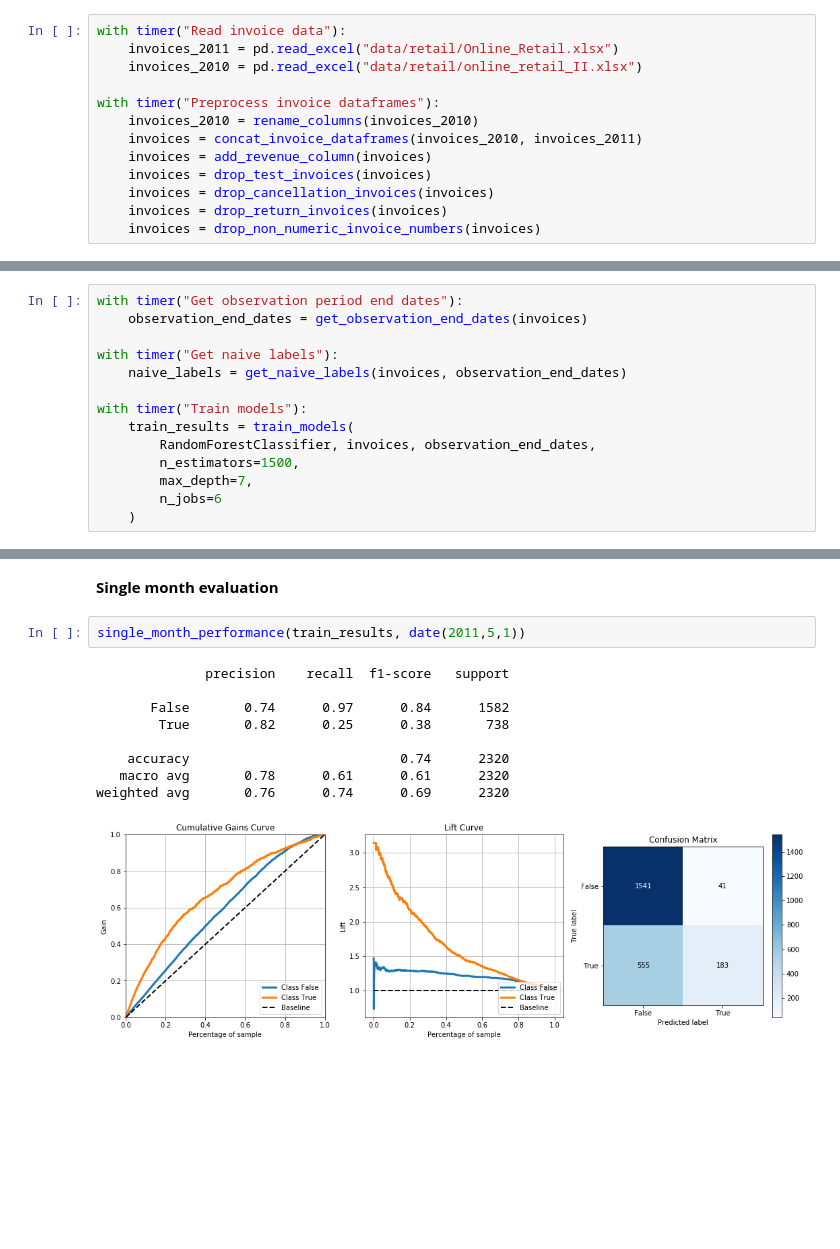
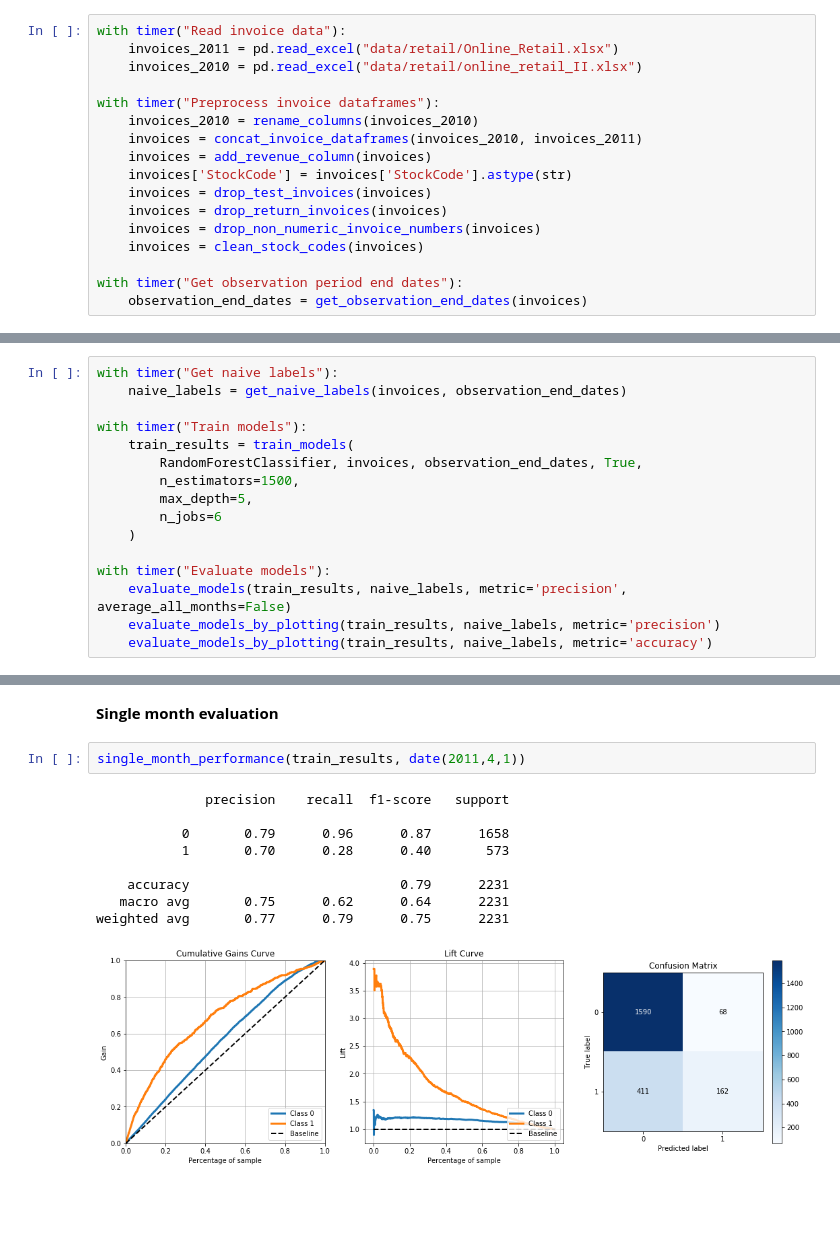
Before and after one commit to W-Tran/predicting-next-purchase, a Jupyter notebook: predicting_purchases_in_next_month.ipynb, the cells around one changed output, grey strips where cells are left out. Cells and saved outputs as stored; diff of their text form; blank space fills up the shorter version.

```diff
--- a/predicting_purchases_in_next_month.ipynb
+++ b/predicting_purchases_in_next_month.ipynb
@@ -31,9 +32,13 @@ with timer("Preprocess invoice dataframes"):
     invoices_2010 = rename_columns(invoices_2010)
     invoices = concat_invoice_dataframes(invoices_2010, invoices_2011)
     invoices = add_revenue_column(invoices)
+    invoices['StockCode'] = invoices['StockCode'].astype(str)
     invoices = drop_test_invoices(invoices)
-    invoices = drop_cancellation_invoices(invoices)
     invoices = drop_return_invoices(invoices)
     invoices = drop_non_numeric_invoice_numbers(invoices)
+    invoices = clean_stock_codes(invoices)
+
+with timer("Get observation period end dates"):
+    observation_end_dates = get_observation_end_dates(invoices)
 # %% [output]
 Read invoice data - done in 115s
@@ -46,15 +52,17 @@ Preprocess invoice dataframes - done in 4s
 # %%
-with timer("Get observation period end dates"):
-    observation_end_dates = get_observation_end_dates(invoices)
-
 with timer("Get naive labels"):
     naive_labels = get_naive_labels(invoices, observation_end_dates)
 
 with timer("Train models"):
     train_results = train_models(
-        RandomForestClassifier, invoices, observation_end_dates,
+        RandomForestClassifier, invoices, observation_end_dates, True,
         n_estimators=1500,
-        max_depth=7,
+        max_depth=5,
         n_jobs=6
     )
+
+with timer("Evaluate models"):
+    evaluate_models(train_results, naive_labels, metric='precision', average_all_months=False)
+    evaluate_models_by_plotting(train_results, naive_labels, metric='precision')
+    evaluate_models_by_plotting(train_results, naive_labels, metric='accuracy')
 # %% [output]
@@ -97,17 +124,17 @@ Evaluate models - done in 27s
 # %% [markdown]
 **Single month evaluation**
 # %%
-single_month_performance(train_results, date(2011,5,1))
+single_month_performance(train_results, date(2011,4,1))
 # %% [output]
               precision    recall  f1-score   support
 
-       False       0.74      0.97      0.84      1582
-        True       0.82      0.25      0.38       738
+           0       0.79      0.96      0.87      1658
+           1       0.70      0.28      0.40       573
 
-    accuracy                           0.74      2320
-   macro avg       0.78      0.61      0.61      2320
-weighted avg       0.76      0.74      0.69      2320
+    accuracy                           0.79      2231
+   macro avg       0.75      0.62      0.64      2231
+weighted avg       0.77      0.79      0.75      2231
-[figure, old version]
+[figure, new version]
 # %% [markdown]
 <br>
 <br>
```
Also changed, not shown: parts of 11 cells of this notebook.
